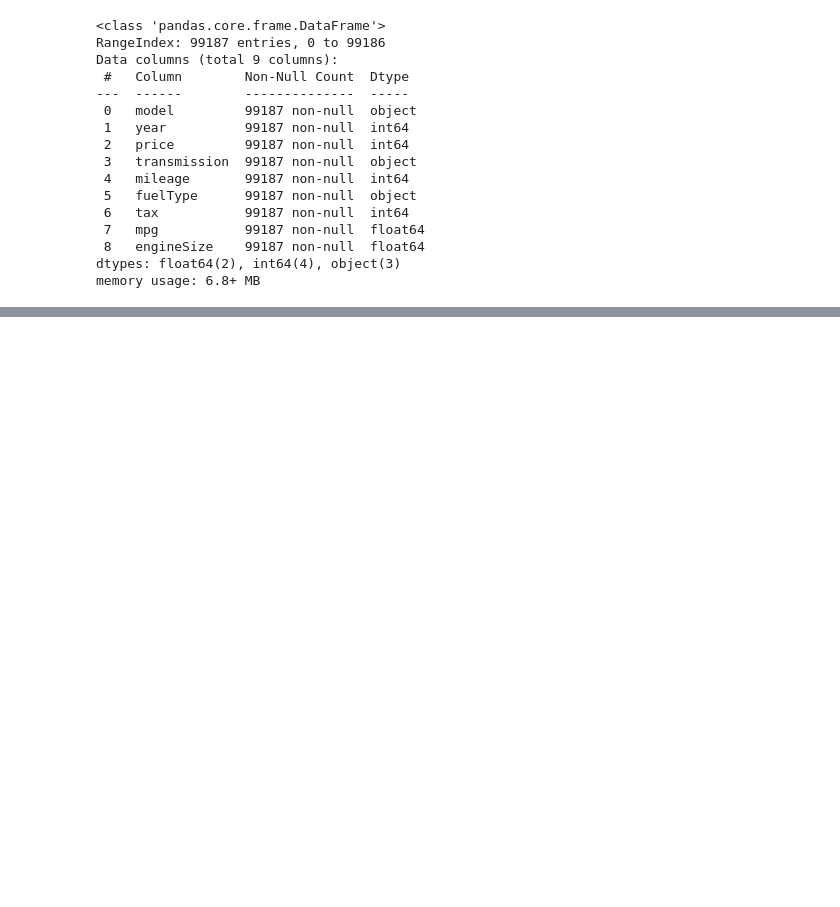
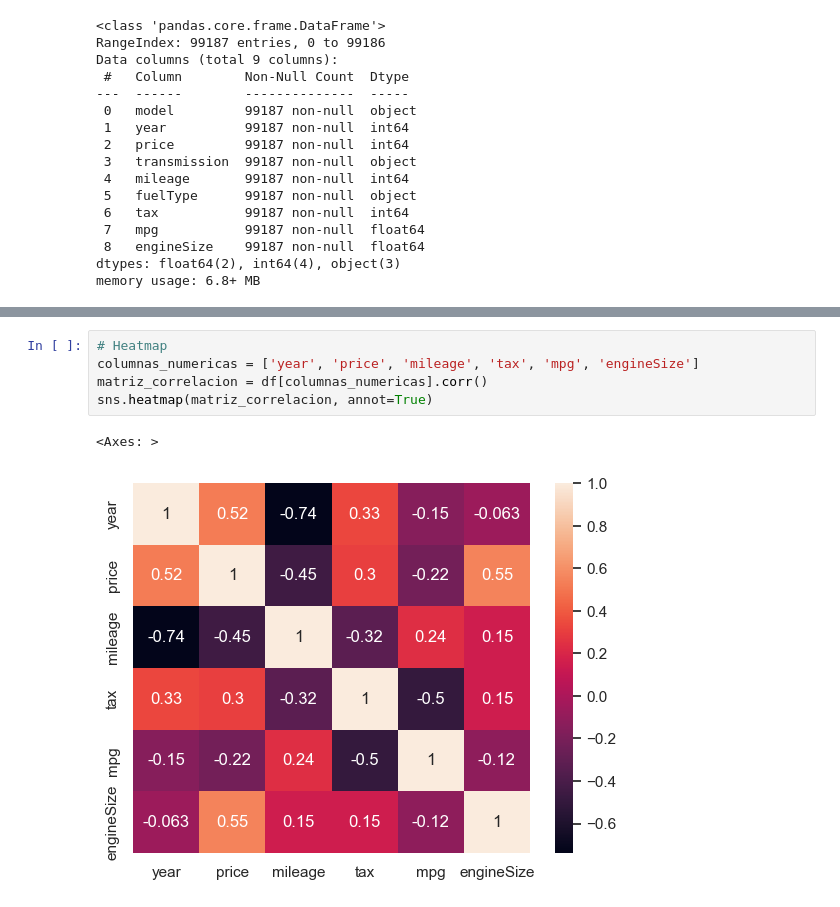
Before and after one commit to alexanderarm10/linear_regression, a Jupyter notebook: 12_most_expensive_cars_in_the_UK/notebooks/01_exploration_cars_uk.ipynb, the cells around one changed output, grey strips where cells are left out. Drawn from its saved outputs; the diff is of its cells as text; blank space fills up the shorter version.

```diff
--- a/12_most_expensive_cars_in_the_UK/notebooks/01_exploration_cars_uk.ipynb
+++ b/12_most_expensive_cars_in_the_UK/notebooks/01_exploration_cars_uk.ipynb
@@ -49,0 +116,8 @@ memory usage: 6.8+ MB
+# %%
+# Heatmap
+columnas_numericas = ['year', 'price', 'mileage', 'tax', 'mpg', 'engineSize']
+matriz_correlacion = df[columnas_numericas].corr()
+sns.heatmap(matriz_correlacion, annot=True)
+# %% [output]
+<Axes: >
+[figure, added]
```
Also changed, not shown: parts of 9 cells of this notebook, 1 other file.
